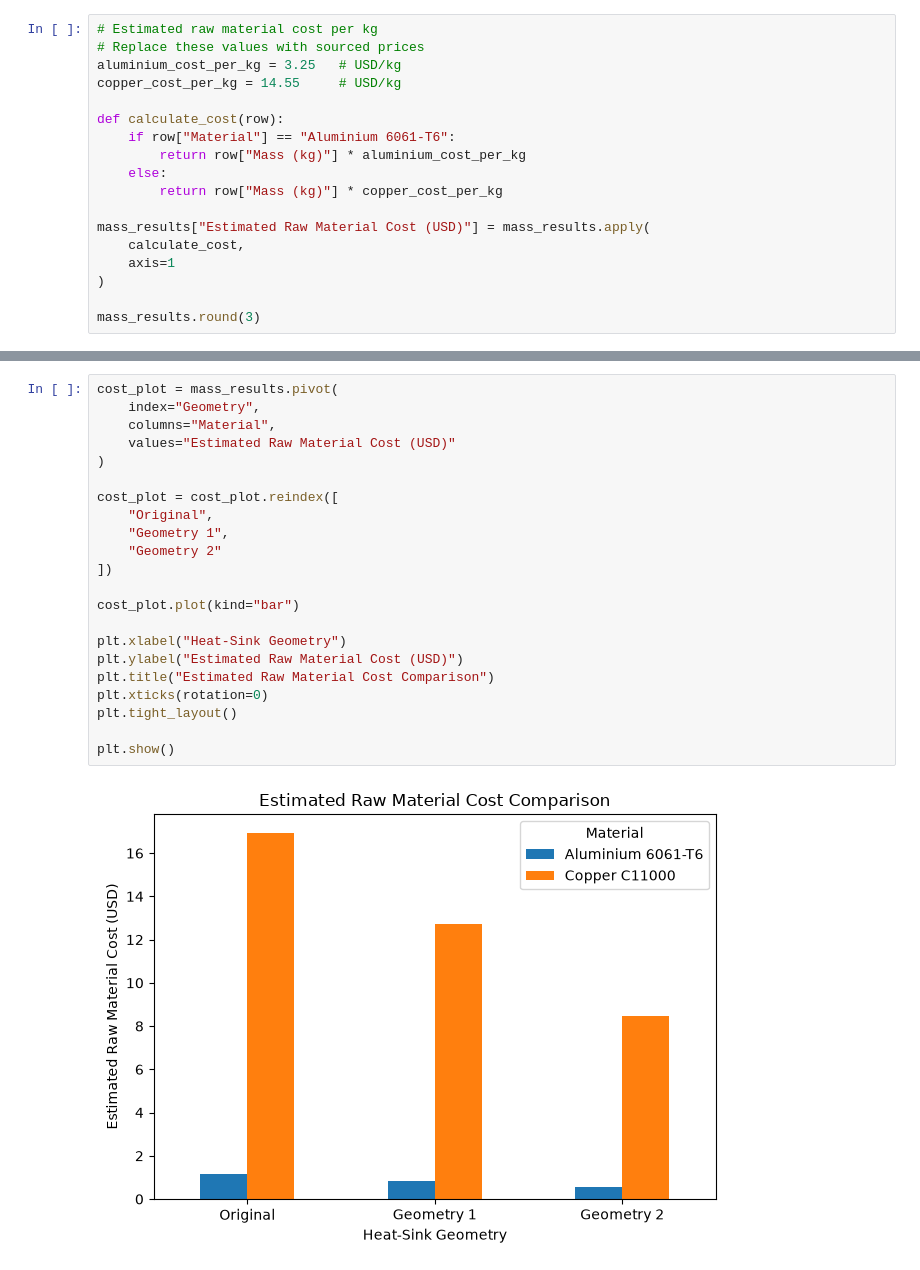
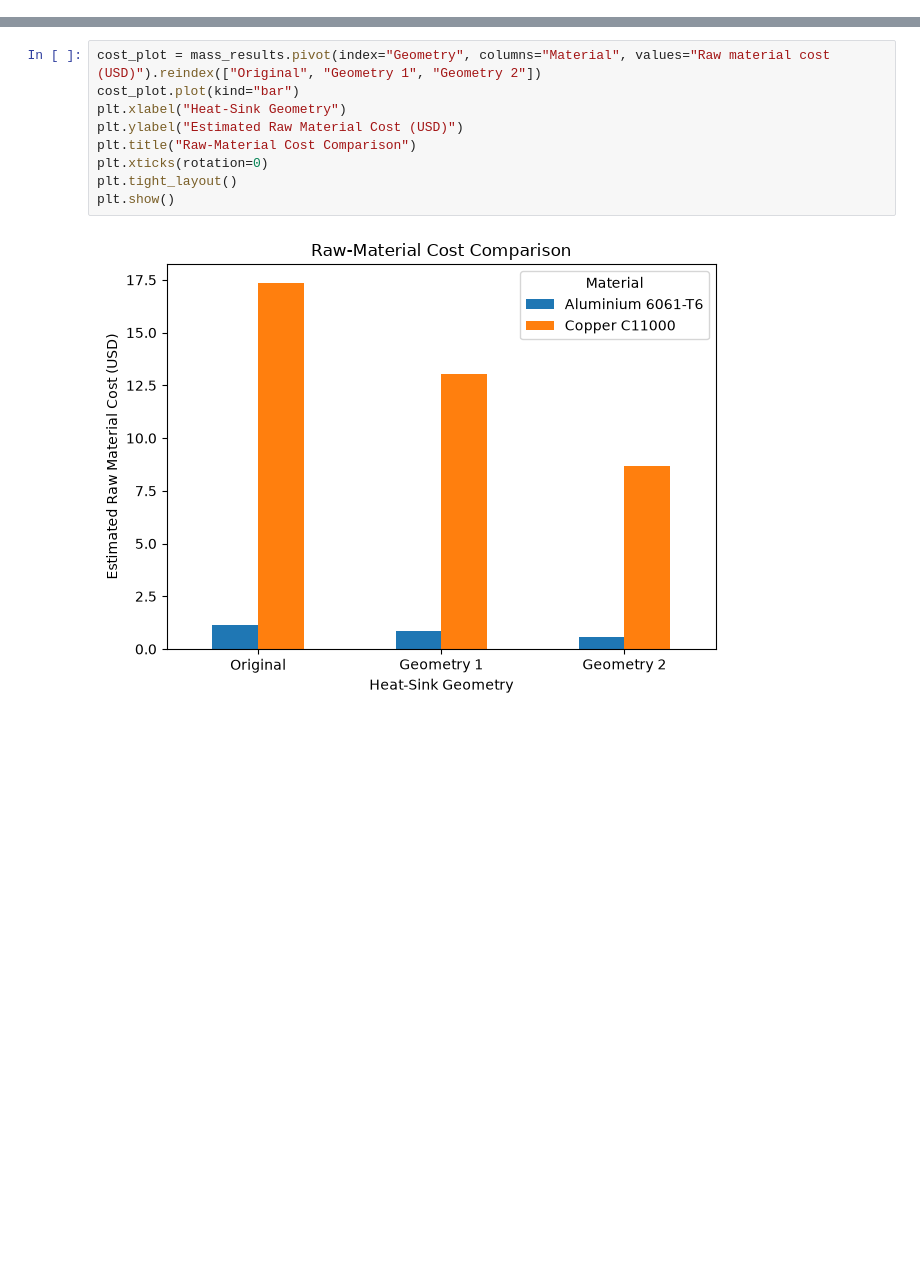
Before and after one commit to jaeheewritescode/mosfet-thermal-simulation, a Jupyter notebook: materials/material_eee.ipynb, the cells around one changed output, grey strips where cells are left out. Cells and saved outputs as stored; diff of their text form; blank space fills up the shorter version.

```diff
--- a/materials/material_eee.ipynb
+++ b/materials/material_eee.ipynb
@@ -75,18 +63,0 @@ Reducing the heat-sink base length from 80 mm to 60 mm reduces material volume a
-# %%
-# Estimated raw material cost per kg
-# Replace these values with sourced prices
-aluminium_cost_per_kg = 3.25   # USD/kg
-copper_cost_per_kg = 14.55     # USD/kg
-
-def calculate_cost(row):
-    if row["Material"] == "Aluminium 6061-T6":
-        return row["Mass (kg)"] * aluminium_cost_per_kg
-    else:
-        return row["Mass (kg)"] * copper_cost_per_kg
-
-mass_results["Estimated Raw Material Cost (USD)"] = mass_results.apply(
-    calculate_cost,
-    axis=1
-)
-
-mass_results.round(3)
@@ -141,24 +99,11 @@ plt.show()
 # %%
-cost_plot = mass_results.pivot(
-    index="Geometry",
-    columns="Material",
-    values="Estimated Raw Material Cost (USD)"
-)
-
-cost_plot = cost_plot.reindex([
-    "Original",
-    "Geometry 1",
-    "Geometry 2"
-])
-
+cost_plot = mass_results.pivot(index="Geometry", columns="Material", values="Raw material cost (USD)").reindex(["Original", "Geometry 1", "Geometry 2"])
 cost_plot.plot(kind="bar")
-
 plt.xlabel("Heat-Sink Geometry")
 plt.ylabel("Estimated Raw Material Cost (USD)")
-plt.title("Estimated Raw Material Cost Comparison")
+plt.title("Raw-Material Cost Comparison")
 plt.xticks(rotation=0)
 plt.tight_layout()
-
 plt.show()
 # %% [output]
-[figure, old version]
+[figure, new version]
```
Also changed, not shown: parts of 16 cells of this notebook, 2 other files.
